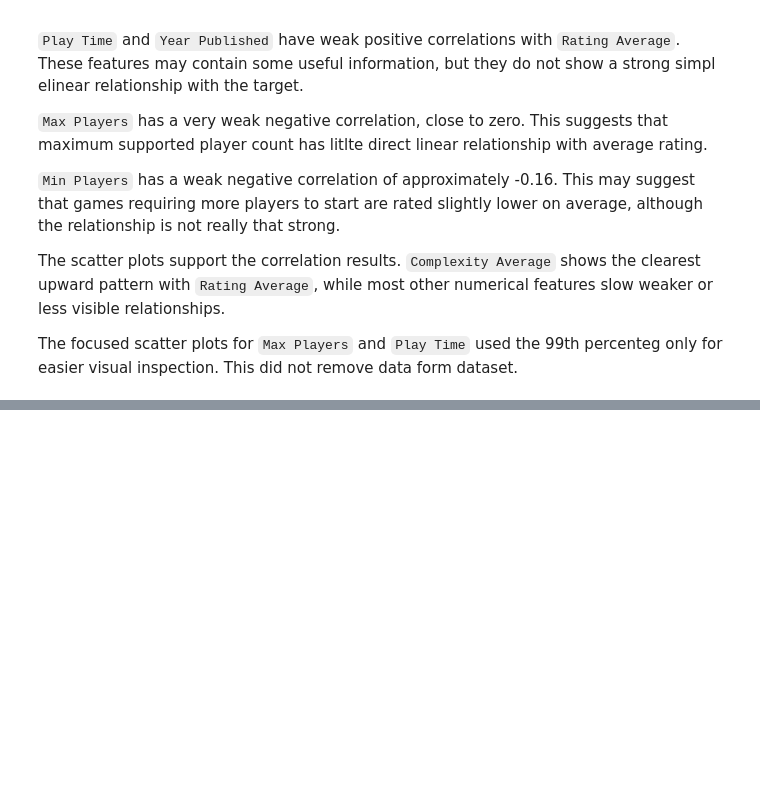
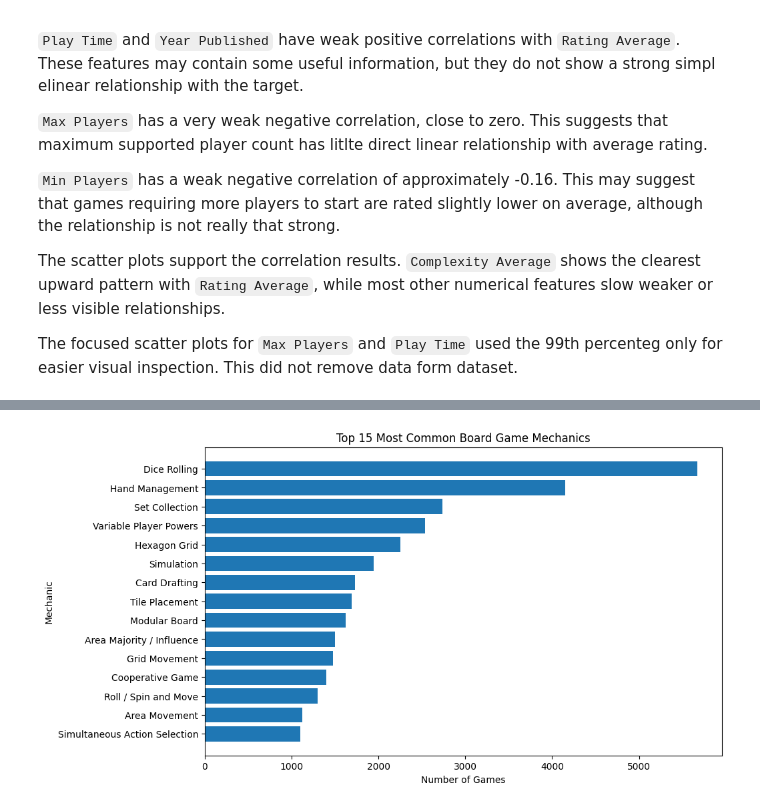
Before and after one commit to Agnogh/board-game-rating-predictor, a Jupyter notebook: notebooks/03_exploratory_data_analysis.ipynb, the cells around one changed output, grey strips where cells are left out. Drawn from its saved outputs; the diff is of its cells as text; code cells hidden in the pictures; blank space fills up the shorter version.

```diff
--- a/notebooks/03_exploratory_data_analysis.ipynb
+++ b/notebooks/03_exploratory_data_analysis.ipynb
@@ -557,0 +647,14 @@ The focused scatter plots for `Max Players` and `Play Time` used the 99th percen
+# %%
+# Split the Mechanics column into individual mechanics
+
+
+mechanics_split = split_text_column(df_eda, "Mechanics")
+
+# Count most common mechanics, but no Unknown
+top_mechanics = (
+    mechanics_split[mechanics_split != "Unknown"]
+    .value_counts()
+    .head(15)
+)
+
+top_mechanics
@@ -557,0 +679,18 @@ The focused scatter plots for `Max Players` and `Play Time` used the 99th percen
+# %%
+# Plot most common board game mechancis
+plt.figure(figsize=(10, 6))
+
+plt.barh(
+    top_mechanics.index,
+    top_mechanics.values
+)
+
+plt.title("Top 15 Most Common Board Game Mechanics")
+plt.xlabel("Number of Games")
+plt.ylabel("Mechanic")
+
+plt.gca().invert_yaxis()
+
+plt.show()
+# %% [output]
+[figure, added]
```
Also changed, not shown: parts of 12 cells of this notebook.
